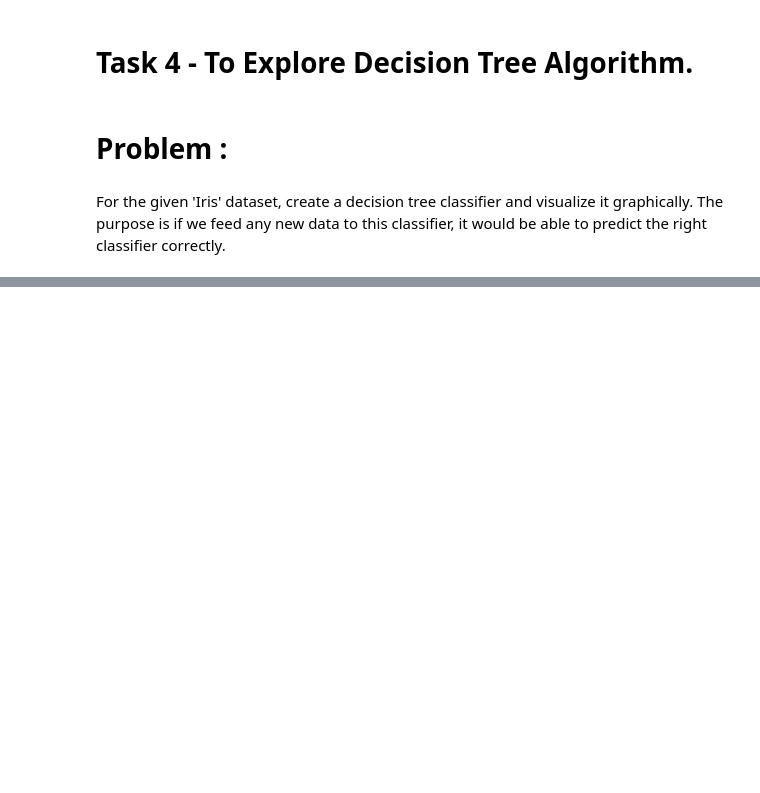
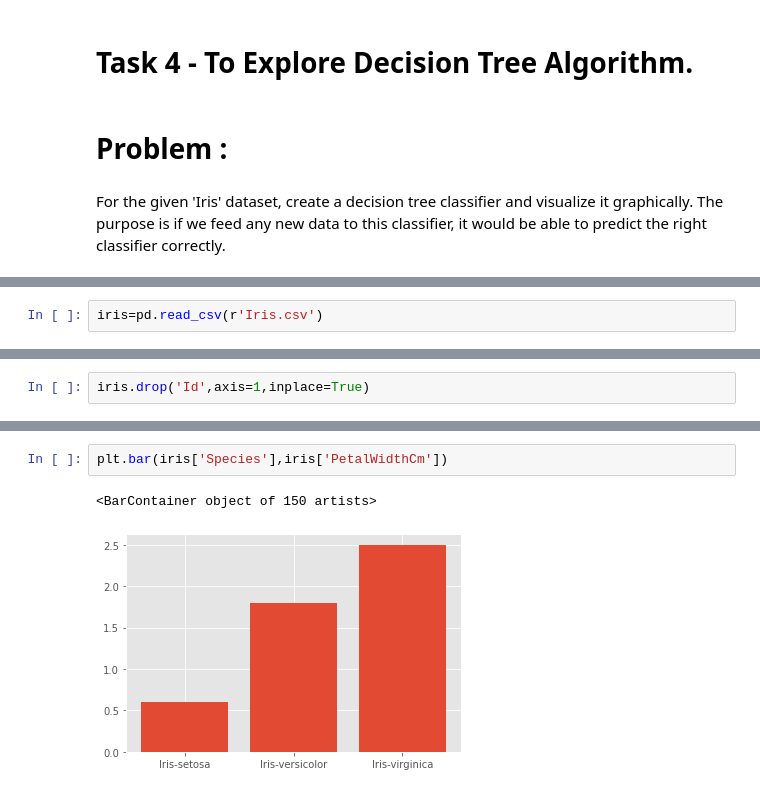
Before and after one commit to pranjalshikhar/task_repository, a Jupyter notebook: TASK 4.ipynb, the cells around one changed output, grey strips where cells are left out. Drawn from its saved outputs; the diff is of its cells as text; blank space fills up the shorter version.

```diff
--- a/TASK 4.ipynb
+++ b/TASK 4.ipynb
@@ -71,0 +24,2 @@ dtc.score(test_inputs, test_classes)
+# %%
+iris=pd.read_csv(r'Iris.csv')
@@ -71,0 +46,2 @@ dtc.score(test_inputs, test_classes)
+# %%
+iris.drop('Id',axis=1,inplace=True)
@@ -71,0 +70,5 @@ dtc.score(test_inputs, test_classes)
+# %%
+plt.bar(iris['Species'],iris['PetalWidthCm'])
+# %% [output]
+<BarContainer object of 150 artists>
+[figure, added]
```
Also changed, not shown: parts of 51 cells of this notebook.
